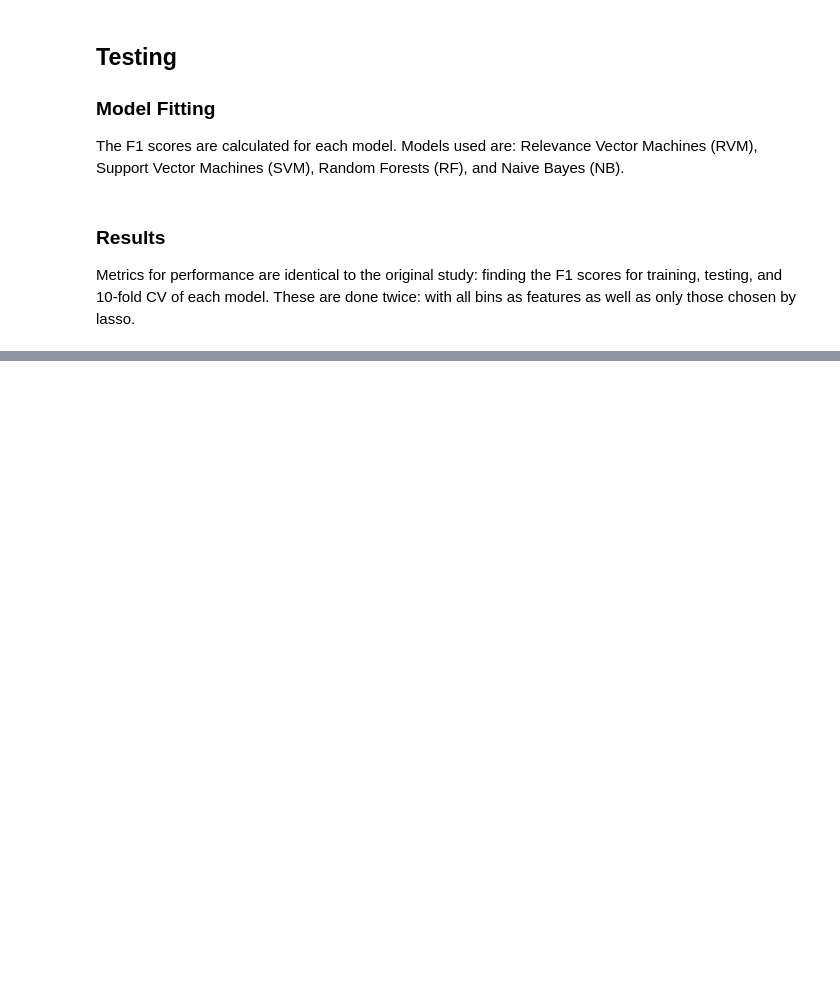
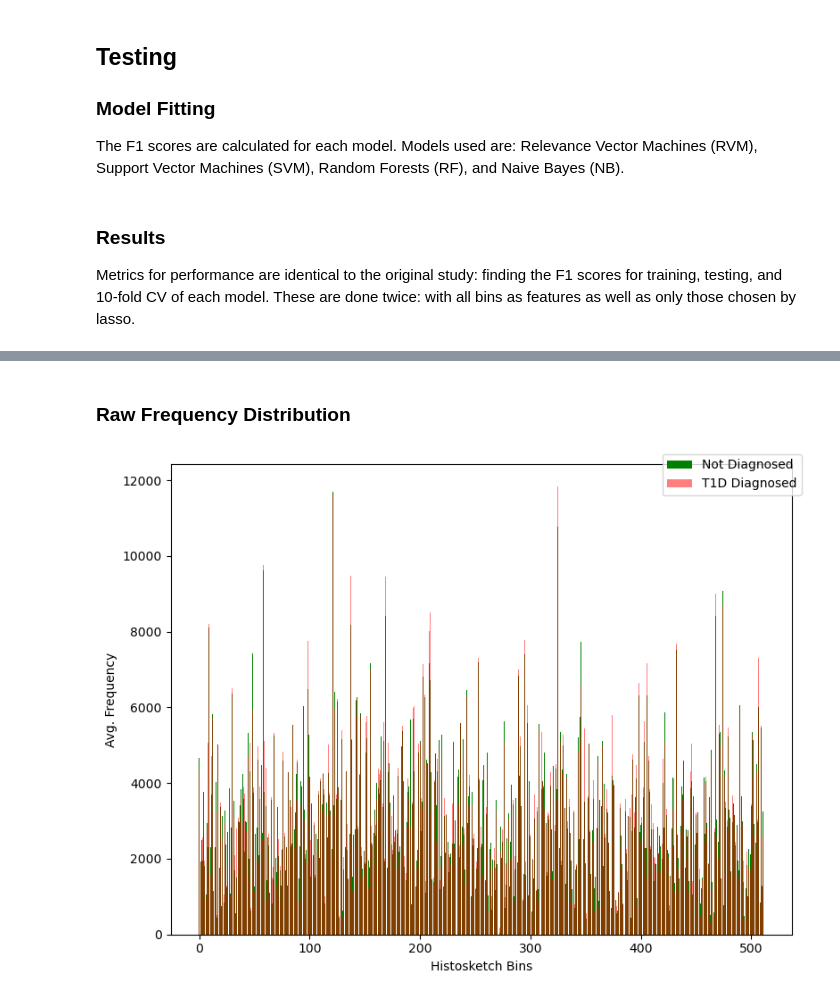
Before and after one commit to matsagad/metagenomics, a Jupyter notebook: phenotype_prediction/src/main.ipynb, the cells around one changed output, grey strips where cells are left out. Cells and saved outputs as stored; diff of their text form; code cells hidden in the pictures; blank space fills up the shorter version.

```diff
--- a/phenotype_prediction/src/main.ipynb
+++ b/phenotype_prediction/src/main.ipynb
@@ -7,8 +7,9 @@ We use `scikit-learn` for implementing models and `sklearn-rvm` for a Relevance
 import numpy as np
 
 SEED = 24
-BIN_COUNT = 50
+BIN_COUNT = 512
 CV_COUNT = 10
+TEST_SIZE = 0.2
 
 np.random.seed(SEED)
 # %% [markdown]
@@ -119,0 +228,23 @@ results
+# %% [markdown]
+### Raw Frequency Distribution
+# %%
+fig, ax = plt.subplots(figsize=(8, 6))
+avg_not_diagnosed = np.mean(scaler.inverse_transform(
+    X)[y == 0, :][:, feature_map["Regular"]], axis=0)
+avg_t1d_diagnosed = np.mean(scaler.inverse_transform(
+    X)[y == 1, :][:, feature_map["Regular"]], axis=0)
+
+plt.bar(feature_map["Regular"], avg_not_diagnosed,
+        label="Not Diagnosed", alpha=1, color="green")
+plt.bar(feature_map["Regular"], avg_t1d_diagnosed,
+        label="T1D Diagnosed", alpha=0.5, color="red")
+
+ax.set_ylabel("Avg. Frequency")
+ax.set_xlabel("Histosketch Bins")
+fig.legend()
+
+fig.tight_layout()
+
+plt.show()
+# %% [output]
+[figure, added]
```
Also changed, not shown: parts of 11 cells of this notebook.
